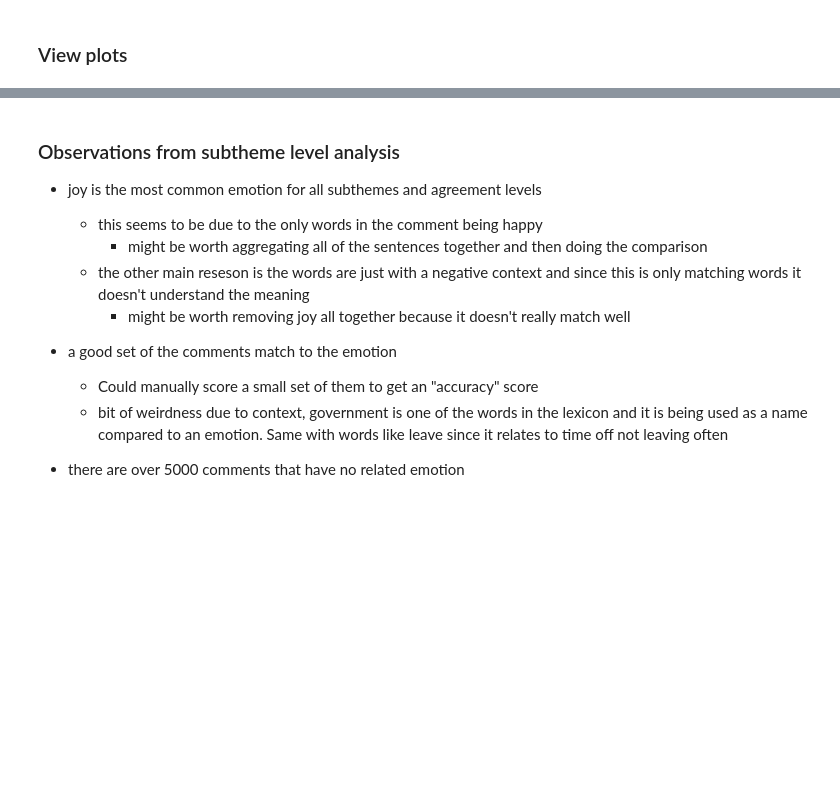
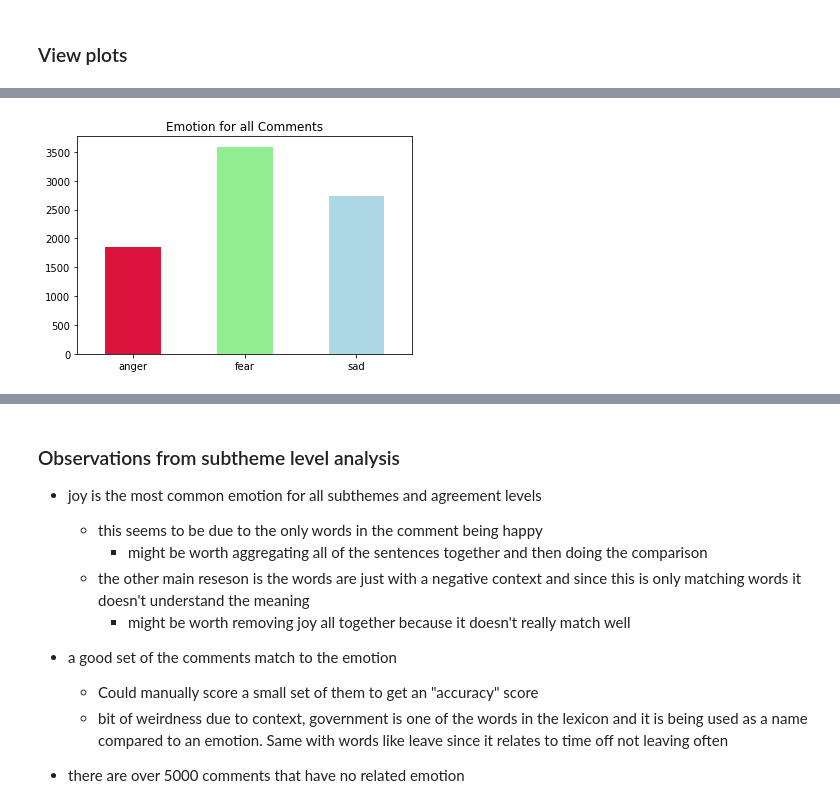
Before and after one commit to Jamienie/mds_capstone_bcstats, a Jupyter notebook: notebooks/ap_emotion_analysis_qual_to_quant.ipynb, the cells around one changed output, grey strips where cells are left out. Saved outputs shown, nothing was run; the diff lists cells and outputs as text; code cells hidden in the pictures; blank space fills up the shorter version.

Commit message:
done working for the night, added ability to have multiple emotions, normalized the scores, reads in orginal and related comments, table to print top scores

```diff
--- a/notebooks/ap_emotion_analysis_qual_to_quant.ipynb
+++ b/notebooks/ap_emotion_analysis_qual_to_quant.ipynb
@@ -102,0 +43,19 @@ df.head(3)
+# %%
+# read in all the comments
+data_full = pd.read_excel(io="./data/raw/2018 WES Qual Coded - Final Comments and Codes.xlsx",
+                         sheet_name="Comments",
+                         usecols=[0, 1, 2, 3, 4, 5, 6],
+                         names=["USERID", "text", "code1", "code2", "code3", "code4", "code5"])
+
+#desensitized_qualitative-data2018.csv
+
+# read agreement data
+data_agreement = pd.read_csv(".\data\interim\joined_qual_quant.csv",
+                            usecols=[0, 1, 5, 6])
+
+# load lexicon
+lexicon = pd.read_csv("http://saifmohammad.com/WebDocs/NRC-AffectIntensity-Lexicon.txt",
+                      sep="\t",
+                      skiprows=35)
+# read in data legend
+legend = pd.read_csv("./references/data-dictionaries/theme_subtheme_names.csv")
@@ -102,0 +86,5 @@ df.head(3)
+# %%
+data_full = src.emotion_analysis.format_raw_comments(data_full)
+# %%
+data_full = src.emotion_analysis.get_theme_labels(data_full, legend)
+data_agreement = src.emotion_analysis.get_theme_labels(data_agreement, legend)
@@ -102,0 +105,5 @@ df.head(3)
+# %%
+start = time.time()
+full_scores = src.emotion_analysis.obtain_emotion_scores(data_full, lexicon, anger=True, fear=True, sadness=True, joy=False)
+end = time.time()
+print((end - start) / 60, "mins")
@@ -122,0 +135,4 @@ for i in codes:
+# %%
+src.emotion_analysis.plot_data(data=full_scores)
+# %% [output]
+[figure, added]
```
Also changed, not shown: parts of 54 cells of this notebook, 1 other file.
